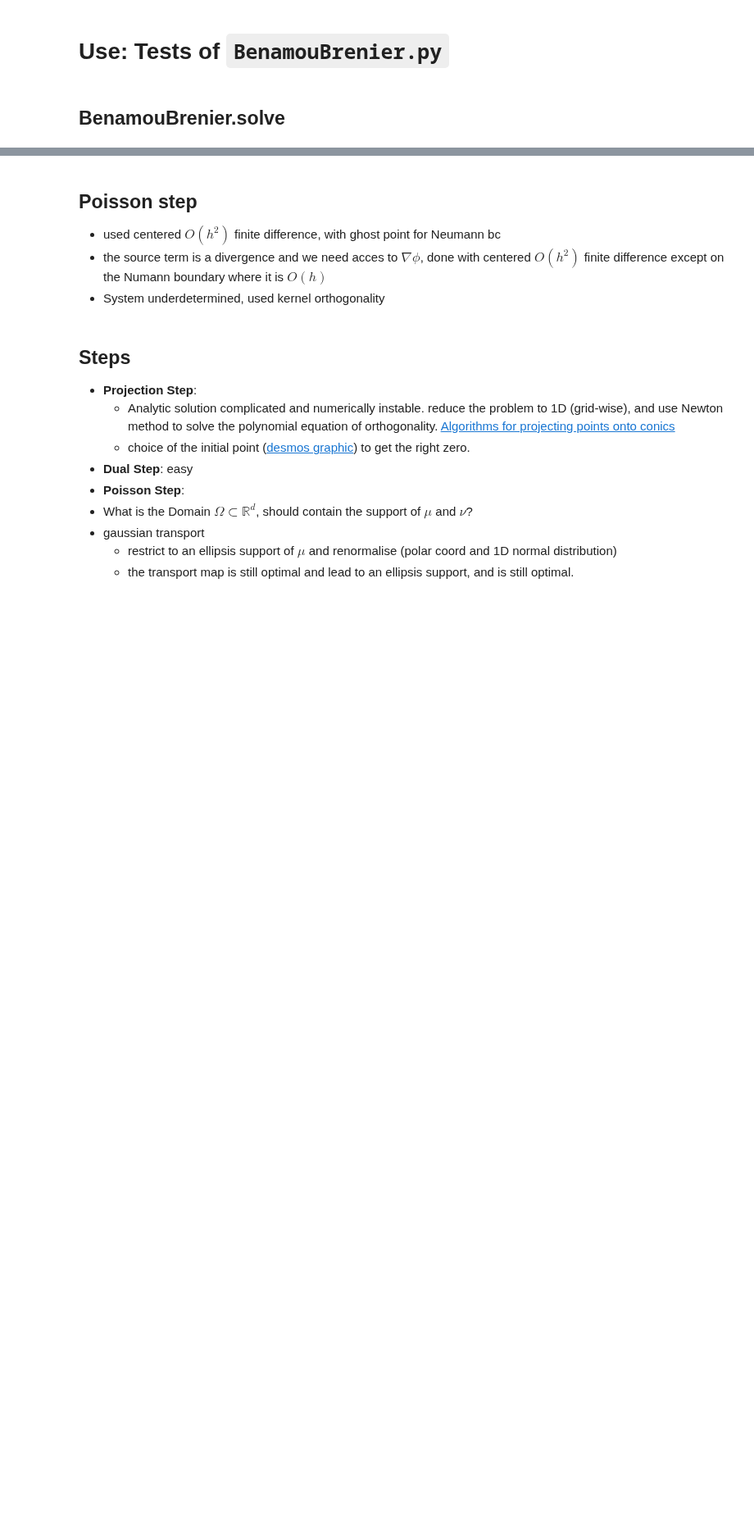
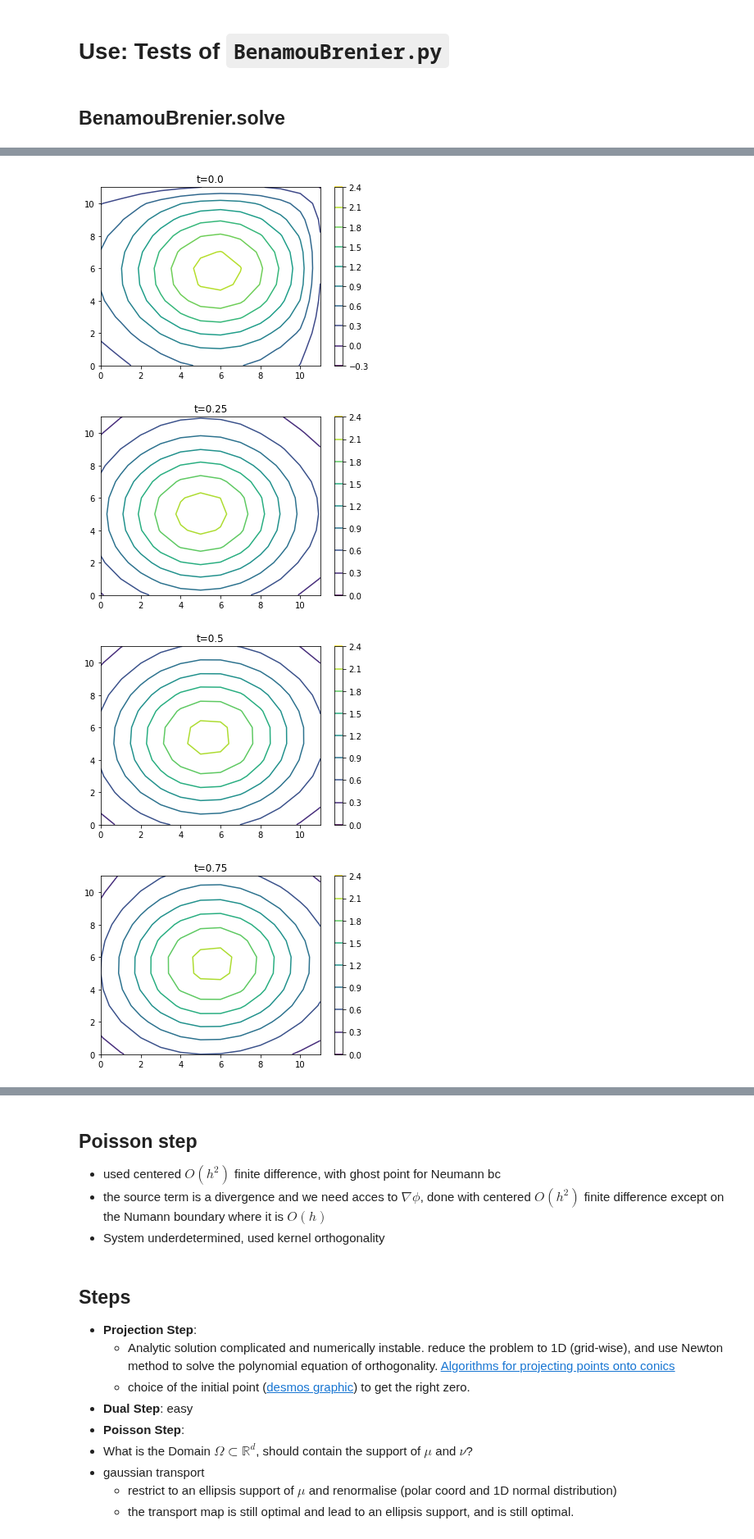
Before and after one commit to Benoit-Muller/Computational-Optimal-Transport, a Jupyter notebook: tests_BB.ipynb, the cells around one changed output, grey strips where cells are left out. Shown at 82% size. Saved outputs shown, nothing was run; the diff lists cells and outputs as text; code cells hidden in the pictures; blank space fills up the shorter version.

```diff
--- a/tests_BB.ipynb
+++ b/tests_BB.ipynb
@@ -19,14 +19,14 @@ from transport import gaussian_transport, gaussian_discreatization, random_gauss
 rng = np.random.default_rng(123)
 from scipy.stats import multivariate_normal
 from matplotlib.widgets import Slider
-N=10
+N=12
 T=N
 mesh= np.array(np.meshgrid(np.linspace(0,1,N),np.linspace(0,1,N)))
 
 #mean1, cov1 = random_gaussian_parameters(2,rng)
 #mean2, cov2 = random_gaussian_parameters(2,rng)
-mean1, cov1 = 0.4 * np.ones((2)), np.eye(2)/100
-mean2, cov2 = 0.6 * np.ones((2)), np.eye(2)/100
+mean1 , cov1 = 0.45 * np.ones((2)) , np.eye(2) / 10
+mean2 , cov2 = 0.55 * np.ones((2)) , np.eye(2) / 10
 
 mu,nu = np.empty((N,N)),np.empty((N,N))
 for idx in np.ndindex((N,N)):
@@ -35,8 +35,6 @@ for idx in np.ndindex((N,N)):
 mu = mu/np.mean(mu)
 nu = nu/np.mean(nu)
 prob1 = TransportProblem(mesh,mu,nu,T)
-prob1.solve(maxiter=1)
-%matplotlib
-prob1.plot()
+prob1.solve(maxiter=10)
 # %% [output]
 TransportProblem object initialized.
@@ -46,0 +42,9 @@ Using matplotlib backend: <object object at 0x...>
+# %%
+%matplotlib inline
+tt= np.linspace(0,1,5)
+prob1.plot(tt)
+# %% [output]
+[figure, added]
+[figure, added]
+[figure, added]
+[figure, added]
```
Also changed, not shown: parts of 5 cells of this notebook, 1 other file.
